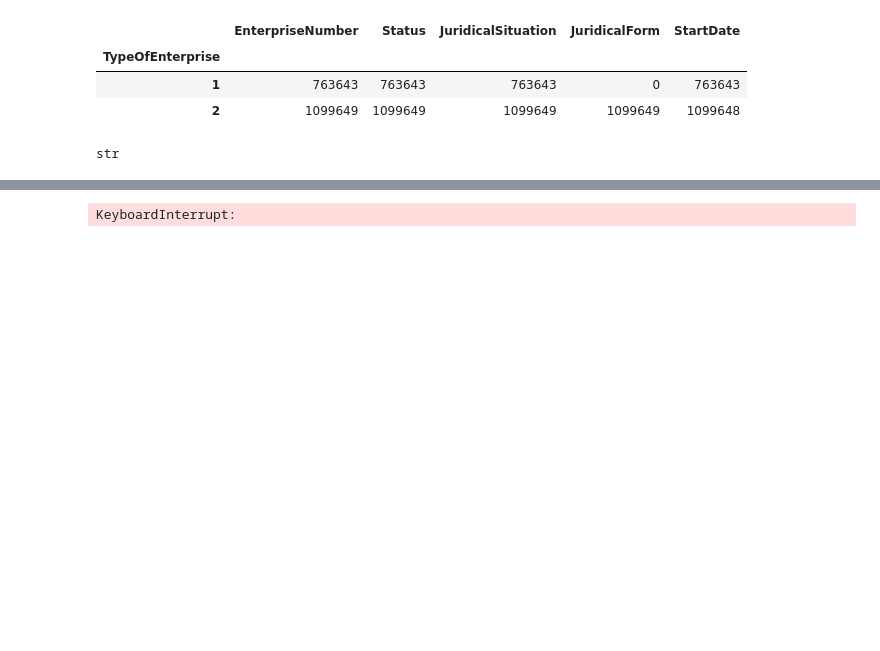
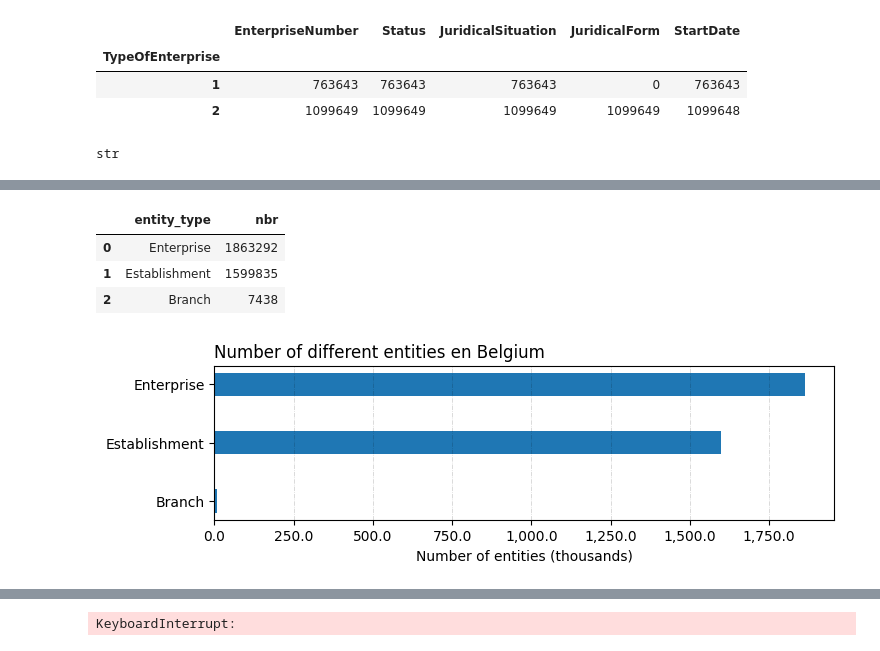
Before and after one commit to tanialemos/data_viz_SQL, a Jupyter notebook: notebook.ipynb, the cells around one changed output, grey strips where cells are left out. Cells and saved outputs as stored; diff of their text form; code cells hidden in the pictures; blank space fills up the shorter version.

```diff
--- a/notebook.ipynb
+++ b/notebook.ipynb
@@ -122,0 +144,18 @@ Name: type_desc, dtype: int64
+# %%
+# Nbr of entitys in Belgium
+start_time = time.time()
+
+rows = run_query('''
+    select 'Branch' as Type,  COUNT(Id) as Nbr
+    from branch
+    union
+    select 'Establishment', COUNT(EstablishmentNumber)
+    from establishment
+    union
+    select 'Enterprise', count(EnterpriseNumber)
+    from enterprise
+    order by Nbr desc
+   ''')
+
+end_time = time.time()
+print(f"Query Complete - Elapsed {(end_time - start_time)} secs.")
@@ -122,0 +164,34 @@ Name: type_desc, dtype: int64
+# %%
+cols = ['entity_type', 'nbr']
+df_entity_type_count = pd.DataFrame(rows, columns=cols)
+df_entity_type_count
+# %% [output]
+|  | entity_type | nbr |
+| 0 | Enterprise | 1863292 |
+| 1 | Establishment | 1599835 |
+| 2 | Branch | 7438 |
+# %%
+# bar chart for types of entities
+fig_entities, ax = plt.subplots(figsize =(8, 2))
+
+# creating the bar plot
+ax.barh(df_entity_type_count['entity_type'], df_entity_type_count['nbr'], data=df_entity_type_count, height=0.4)
+
+# reoder from highest to lowest
+ax.invert_yaxis()
+
+# after plotting the data, format the labels in thousands
+current_values = plt.gca().get_xticks() / 1000
+# using format string '{:.0f}' here but you can choose others
+plt.gca().set_xticklabels([f'{x:,}' for x in current_values])
+
+# Add x, y gridlines
+ax.grid(b = True, color ='black',
+        linestyle ='-.', linewidth = 0.5,
+        alpha = 0.2, axis='x')
+
+ax.set_xlabel("Number of entities (thousands)")
+ax.set_title("Number of different entities in Belgium", loc='left')
+plt.show()
+# %% [output]
+[figure, added]
```
Also changed, not shown: parts of 9 cells of this notebook, 1 other file.
